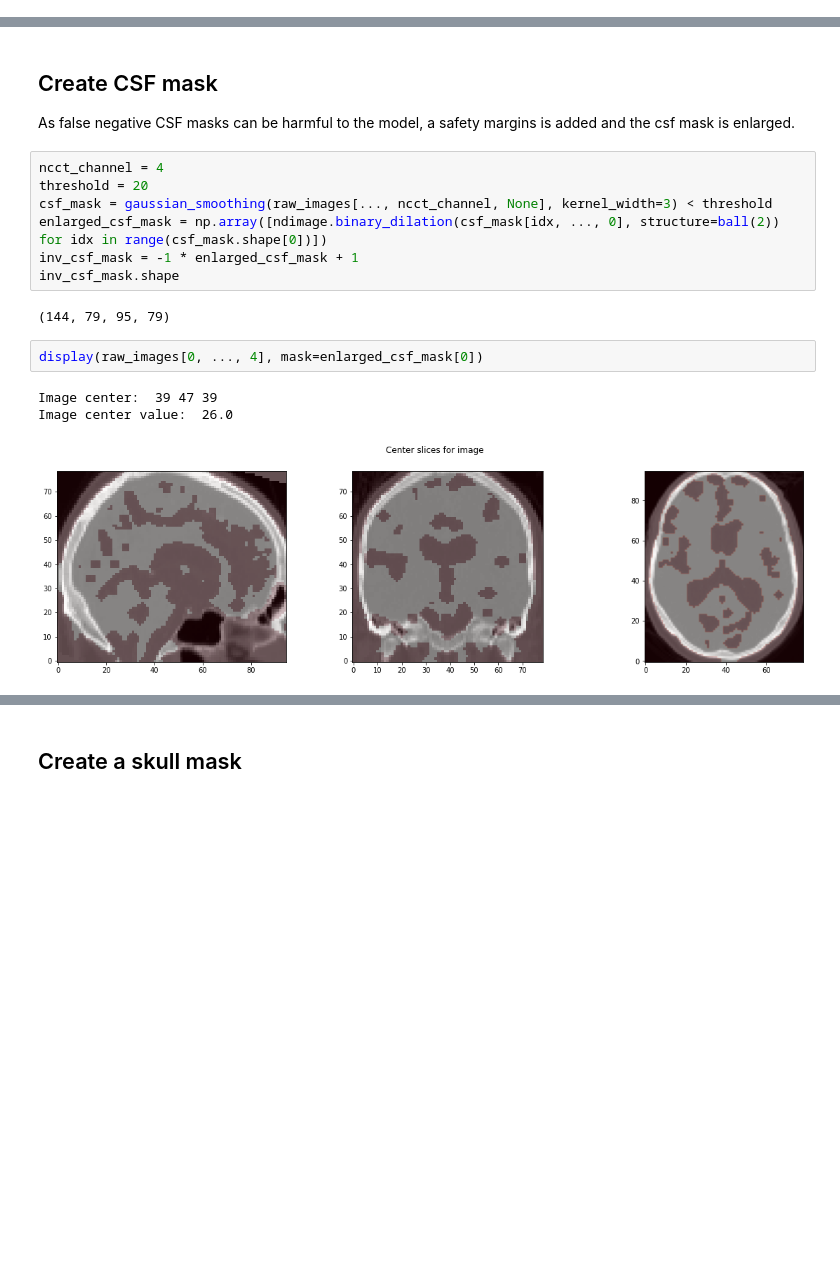
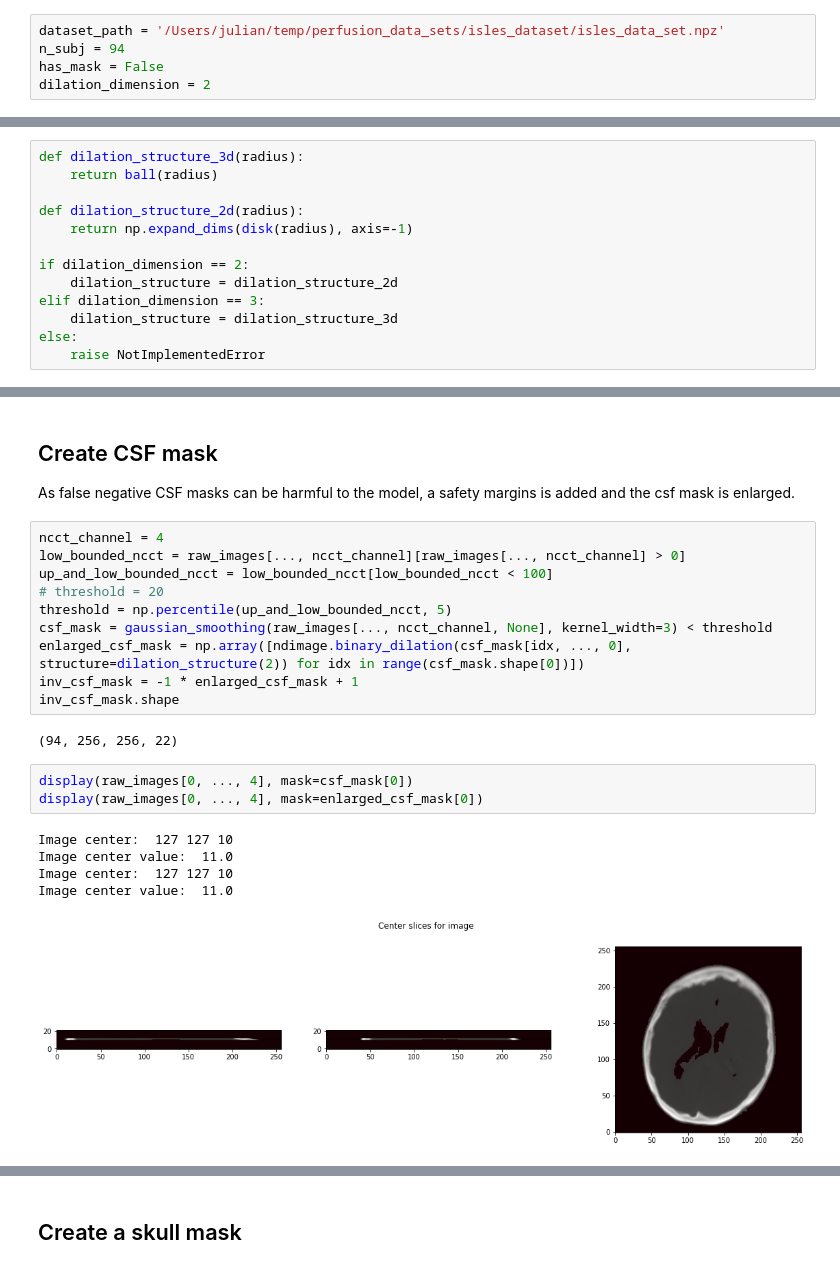
Before and after one commit to JulianKlug/PerfusionCT-Net, a Jupyter notebook: exploration_notebooks/prior_knowledge.ipynb, the cells around one changed output, grey strips where cells are left out. Drawn from its saved outputs; the diff is of its cells as text; blank space fills up the shorter version.

Commit message:
Added ISLES data to core segmentation notebook

```diff
--- a/exploration_notebooks/prior_knowledge.ipynb
+++ b/exploration_notebooks/prior_knowledge.ipynb
@@ -17 +17,6 @@ from skimage.morphology import ball
+# %%
+dataset_path = '/Users/julian/temp/perfusion_data_sets/isles_dataset/isles_data_set.npz'
+n_subj = 94
+has_mask = False
+dilation_dimension = 2
 # %%
@@ -31,5 +34,18 @@ raw_images.shape
 # %% [markdown]
 Define helper functions
+# %%
+def dilation_structure_3d(radius):
+    return ball(radius)
+
+def dilation_structure_2d(radius):
+    return np.expand_dims(disk(radius), axis=-1)
+
+if dilation_dimension == 2:
+    dilation_structure = dilation_structure_2d
+elif dilation_dimension == 3:
+    dilation_structure = dilation_structure_3d
+else:
+    raise NotImplementedError
 # %%
 def gaussian_smoothing(data, kernel_width=5, threeD=False):
     '''
@@ -109,16 +125,22 @@ def normalise_by_contralateral_median(data):
 As false negative CSF masks can be harmful to the model, a safety margins is added and the csf mask is enlarged.
 # %%
 ncct_channel = 4
-threshold = 20
+low_bounded_ncct = raw_images[..., ncct_channel][raw_images[..., ncct_channel] > 0]
+up_and_low_bounded_ncct = low_bounded_ncct[low_bounded_ncct < 100]
+# threshold = 20
+threshold = np.percentile(up_and_low_bounded_ncct, 5)
 csf_mask = gaussian_smoothing(raw_images[..., ncct_channel, None], kernel_width=3) < threshold
-enlarged_csf_mask = np.array([ndimage.binary_dilation(csf_mask[idx, ..., 0], structure=ball(2)) for idx in range(csf_mask.shape[0])])
+enlarged_csf_mask = np.array([ndimage.binary_dilation(csf_mask[idx, ..., 0], structure=dilation_structure(2)) for idx in range(csf_mask.shape[0])])
 inv_csf_mask = -1 * enlarged_csf_mask + 1
 inv_csf_mask.shape
 # %% [output]
-(144, 79, 95, 79)
+(94, 256, 256, 22)
 # %%
+display(raw_images[0, ..., 4], mask=csf_mask[0])
 display(raw_images[0, ..., 4], mask=enlarged_csf_mask[0])
 # %% [output]
-Image center:  39 47 39
-Image center value:  26.0
+Image center:  127 127 10
+Image center value:  11.0
+Image center:  127 127 10
+Image center value:  11.0
-[figure, old version]
+[figure, new version]
```
Also changed, not shown: parts of 19 cells of this notebook.
